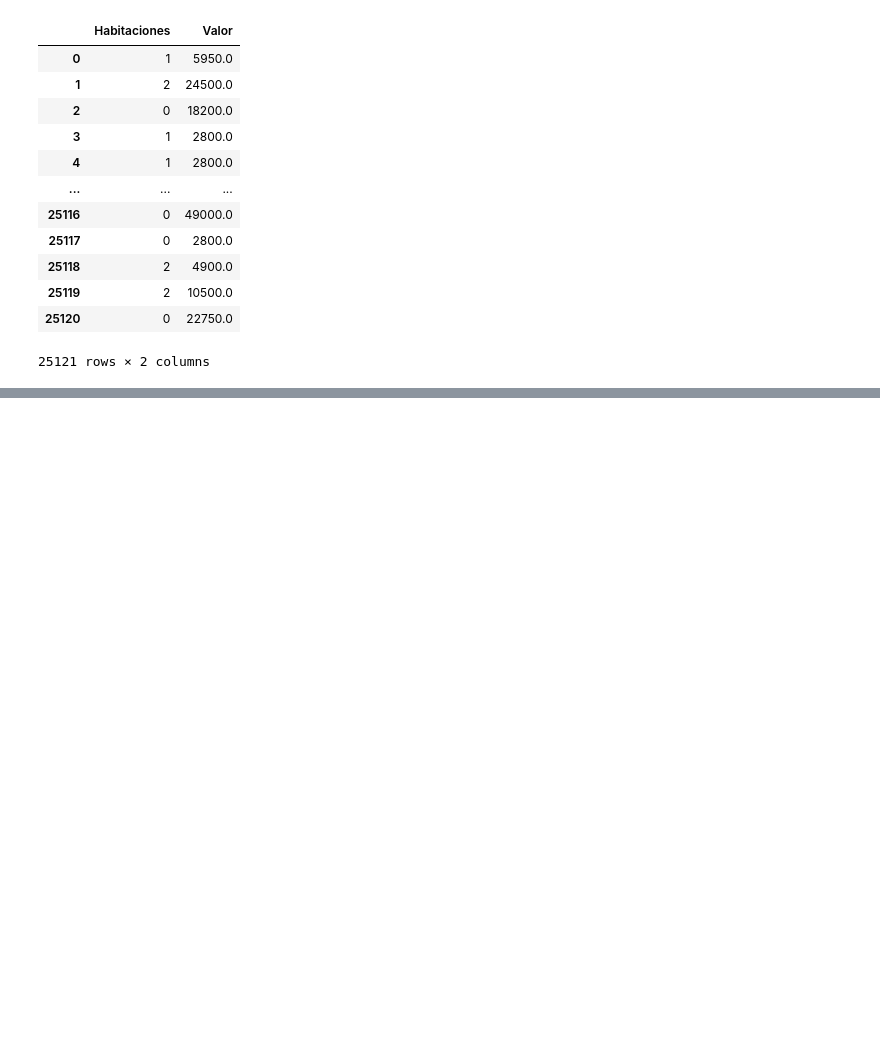
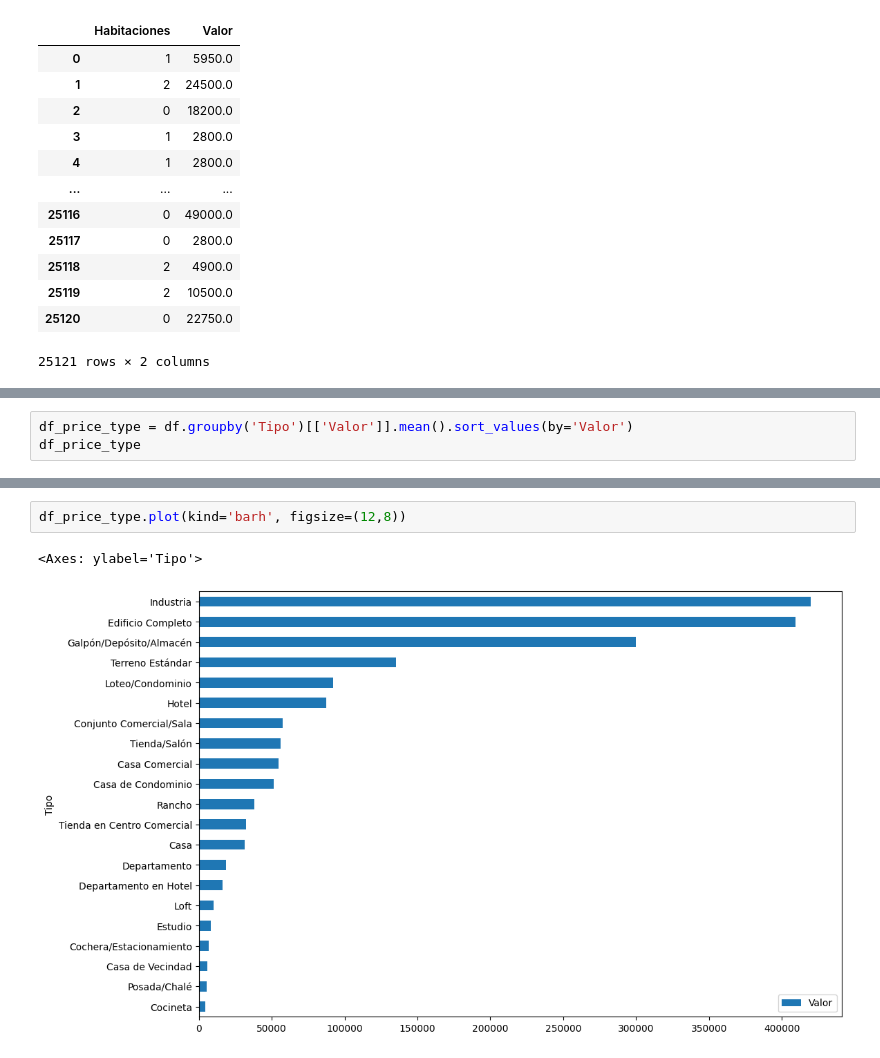
Before and after one commit to Near-o7/pandas, a Jupyter notebook: inmuebles_cdmx.ipynb, the cells around one changed output, grey strips where cells are left out. Saved outputs shown, nothing was run; the diff lists cells and outputs as text; blank space fills up the shorter version.

```diff
--- a/inmuebles_cdmx.ipynb
+++ b/inmuebles_cdmx.ipynb
@@ -94,0 +97,3 @@ df[['Habitaciones', 'Valor']]
+# %%
+df_price_type = df.groupby('Tipo')[['Valor']].mean().sort_values(by='Valor')
+df_price_type
@@ -94,0 +119,5 @@ df[['Habitaciones', 'Valor']]
+# %%
+df_price_type.plot(kind='barh', figsize=(12,8))
+# %% [output]
+<Axes: ylabel='Tipo'>
+[figure, added]
```
Also changed, not shown: parts of 12 cells of this notebook.
